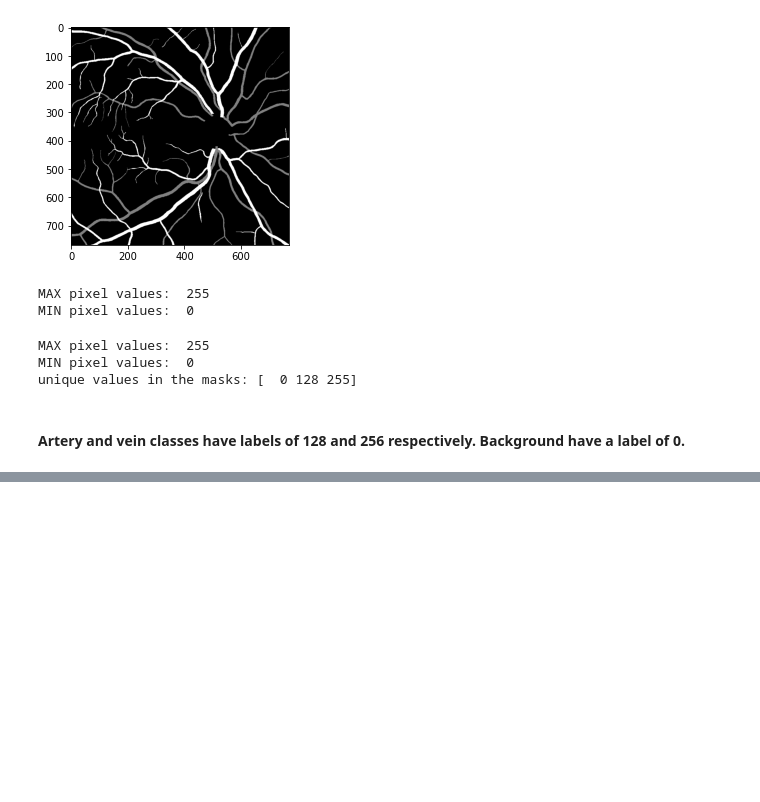
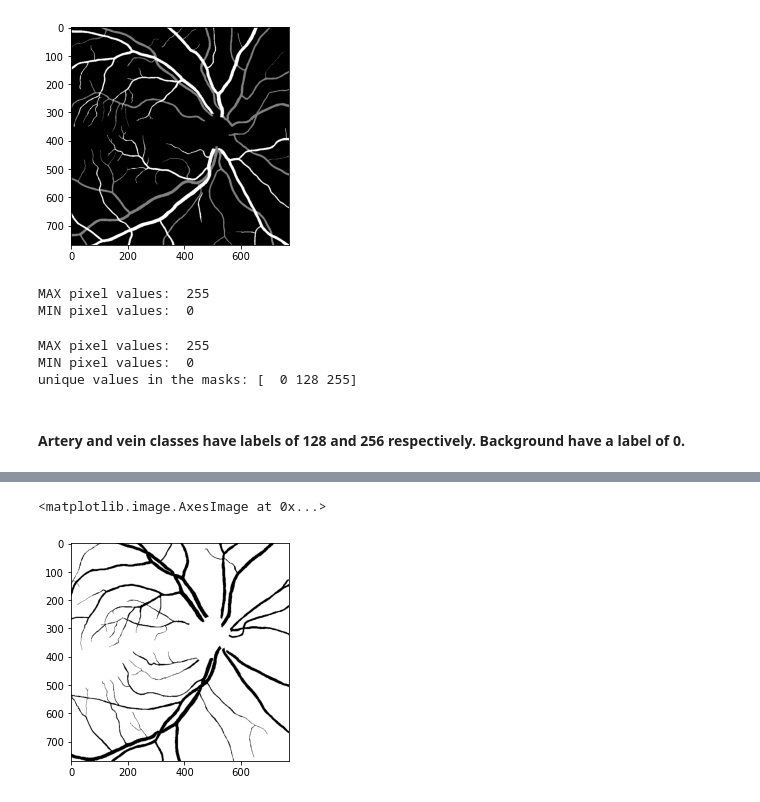
Before and after one commit to akansh12/ravir, a Jupyter notebook: notebooks/EDA.ipynb, the cells around one changed output, grey strips where cells are left out. Drawn from its saved outputs; the diff is of its cells as text; code cells hidden in the pictures; blank space fills up the shorter version.

```diff
--- a/notebooks/EDA.ipynb
+++ b/notebooks/EDA.ipynb
@@ -49,0 +100,7 @@ unique values in the masks: [  0 128 255]
+# %%
+a = np.load("/scratch/scratch6/akansh12/ravir_data/ravir/data/training_images_masks/IR_Case_020.png.npy").astype('uint8')
+# %%
+plt.imshow(a[:,:,0], cmap = 'gray')
+# %% [output]
+<matplotlib.image.AxesImage at 0x...>
+[figure, added]
```
Also changed, not shown: parts of 9 cells of this notebook, 1 other file.
